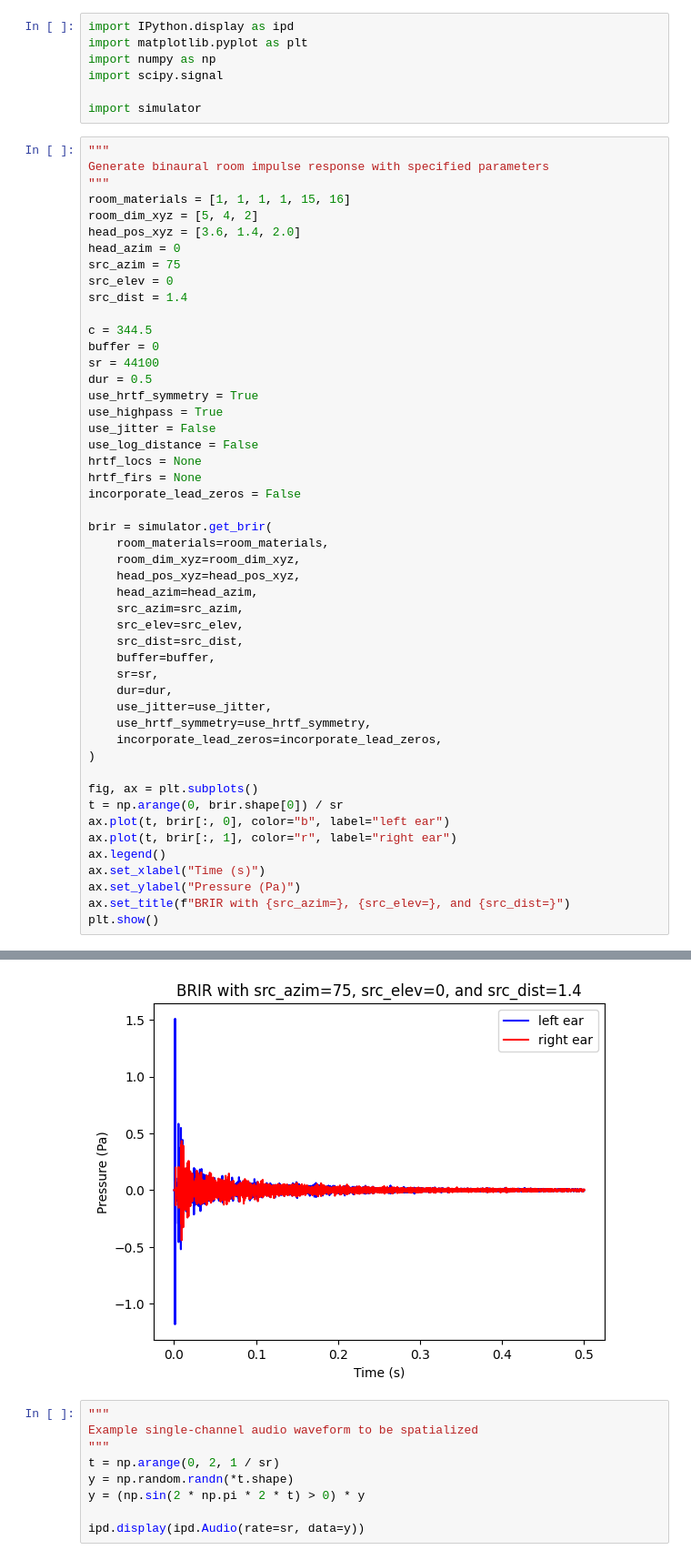
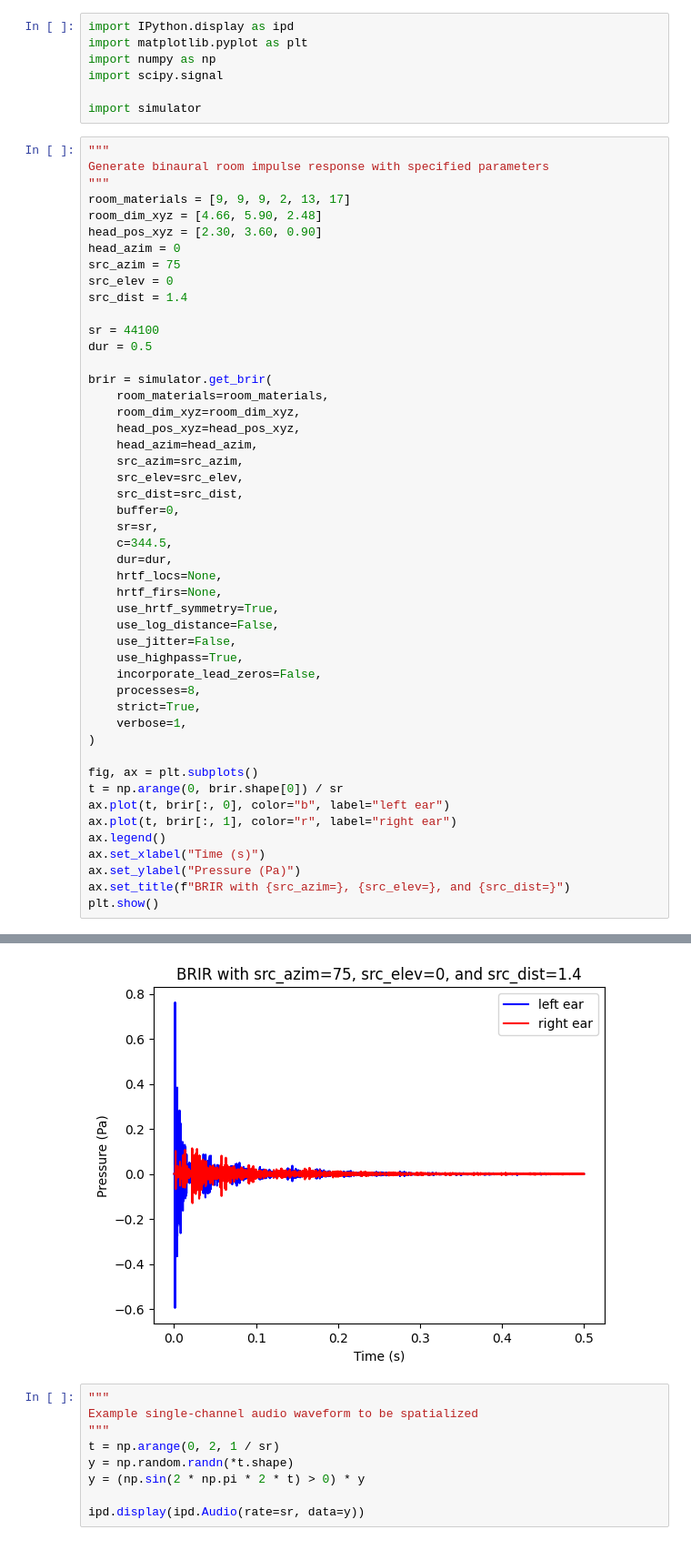
Before and after one commit to msaddler/virtual_acoustic_room, a Jupyter notebook: DEMO.ipynb, the cells around one changed output, grey strips where cells are left out. Shown at 91% size. Saved outputs shown, nothing was run; the diff lists cells and outputs as text.

```diff
--- a/DEMO.ipynb
+++ b/DEMO.ipynb
@@ -9,25 +9,16 @@ import simulator
 """
 Generate binaural room impulse response with specified parameters
 """
-room_materials = [1, 1, 1, 1, 15, 16]
-room_dim_xyz = [5, 4, 2]
-head_pos_xyz = [3.6, 1.4, 2.0]
+room_materials = [9, 9, 9, 2, 13, 17]
+room_dim_xyz = [4.66, 5.90, 2.48]
+head_pos_xyz = [2.30, 3.60, 0.90]
 head_azim = 0
 src_azim = 75
 src_elev = 0
 src_dist = 1.4
 
-c = 344.5
-buffer = 0
 sr = 44100
 dur = 0.5
-use_hrtf_symmetry = True
-use_highpass = True
-use_jitter = False
-use_log_distance = False
-hrtf_locs = None
-hrtf_firs = None
-incorporate_lead_zeros = False
 
 brir = simulator.get_brir(
     room_materials=room_materials,
@@ -37,12 +28,20 @@ brir = simulator.get_brir(
     src_azim=src_azim,
     src_elev=src_elev,
     src_dist=src_dist,
-    buffer=buffer,
+    buffer=0,
     sr=sr,
+    c=344.5,
     dur=dur,
-    use_jitter=use_jitter,
-    use_hrtf_symmetry=use_hrtf_symmetry,
-    incorporate_lead_zeros=incorporate_lead_zeros,
+    hrtf_locs=None,
+    hrtf_firs=None,
+    use_hrtf_symmetry=True,
+    use_log_distance=False,
+    use_jitter=False,
+    use_highpass=True,
+    incorporate_lead_zeros=False,
+    processes=8,
+    strict=True,
+    verbose=1,
 )
 
 fig, ax = plt.subplots()
@@ -61,4 +60,4 @@ plt.show()
-[figure, old version]
+[figure, new version]
 # %%
 """
 Example single-channel audio waveform to be spatialized
```
Also changed, not shown: parts of 1 cell of this notebook, 2 other files.
